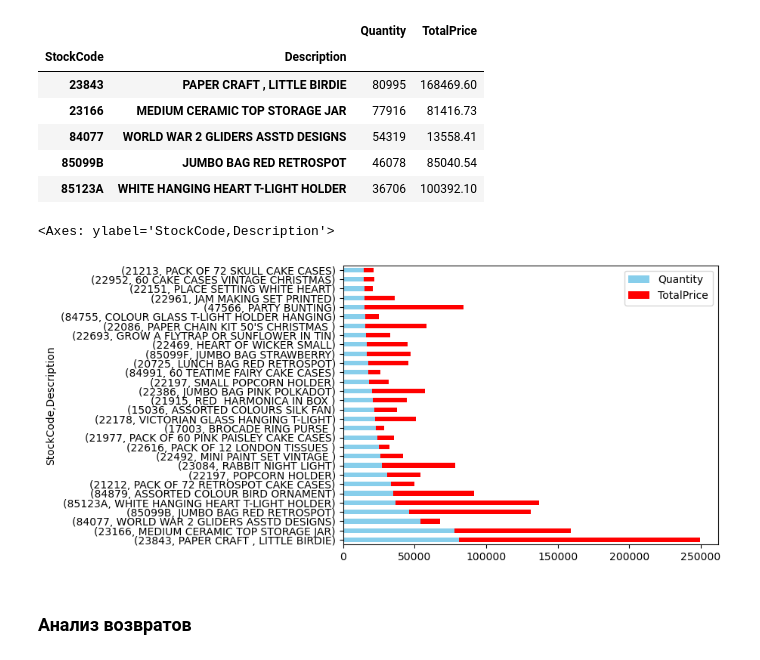
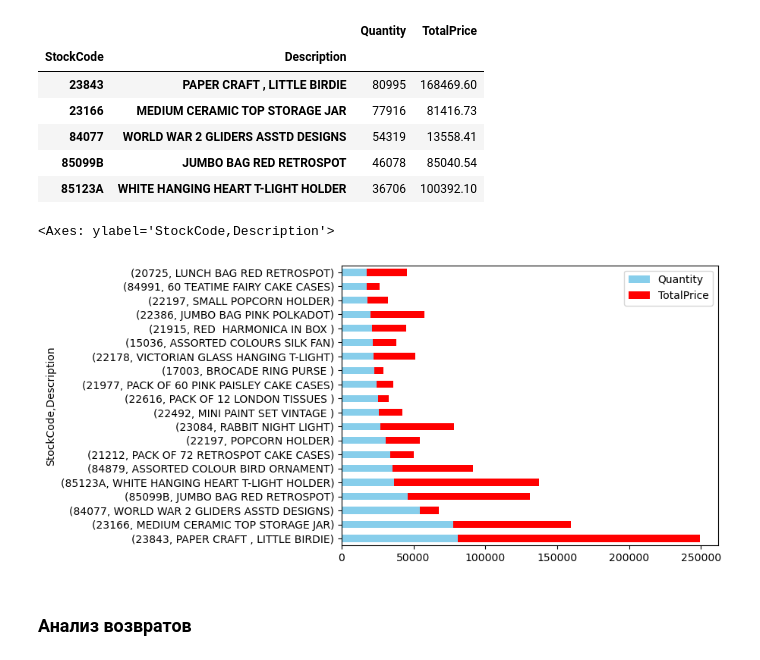
Before and after one commit to yaroslavvv-fino/project-eda-online-retail, a Jupyter notebook: ProjectOnlineRetail.ipynb, the cells around one changed output. Cells and saved outputs as stored; diff of their text form; code cells hidden in the pictures.

```diff
--- a/ProjectOnlineRetail.ipynb
+++ b/ProjectOnlineRetail.ipynb
@@ -408,10 +423,10 @@ top_products.sort_values('Quantity', ascending=False).head()
 | 85099B | JUMBO BAG RED RETROSPOT | 46078 | 85040.54 |
 | 85123A | WHITE HANGING HEART T-LIGHT HOLDER | 36706 | 100392.10 |
 # %%
-top_products.sort_values('Quantity', ascending=False).head(30).plot(kind='barh', color=['skyblue', 'red'], stacked=True)
+top_products.sort_values('Quantity', ascending=False).head(20).plot(kind='barh', color=['skyblue', 'red'], stacked=True)
 # %% [output]
 <Axes: ylabel='StockCode,Description'>
-[figure, old version]
+[figure, new version]
 # %% [markdown]
 ### Анализ возвратов
 # %%
```
Also changed, not shown: parts of 23 cells of this notebook.
